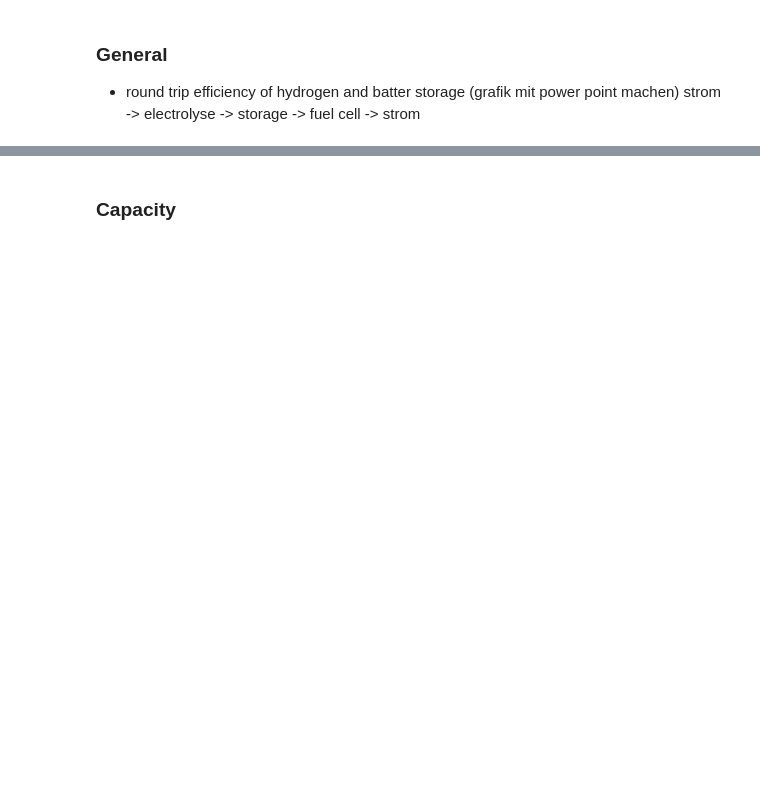
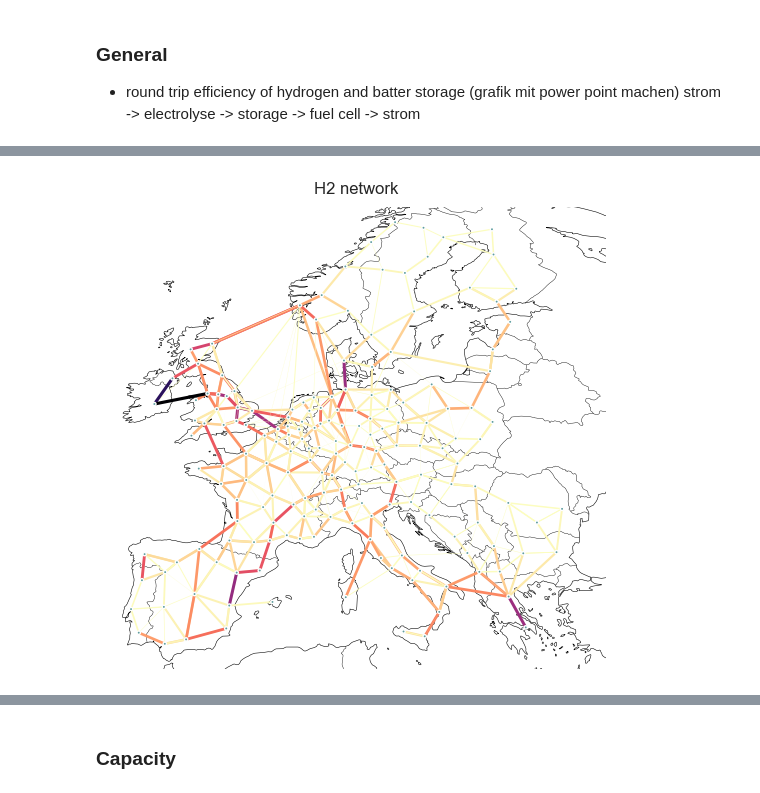
Before and after one commit to JulianGeis/master_thesis, a Jupyter notebook: notebooks/hydrogen_analysis.ipynb, the cells around one changed output, grey strips where cells are left out. Drawn from its saved outputs; the diff is of its cells as text; code cells hidden in the pictures; blank space fills up the shorter version.

```diff
--- a/notebooks/hydrogen_analysis.ipynb
+++ b/notebooks/hydrogen_analysis.ipynb
@@ -62,0 +119,11 @@ offshore_regions["name"] = offshore_regions.index
+# %%
+# adding colorbar to this
+
+fig, ax = plt.subplots(1, 1, subplot_kw={"projection": ccrs.EqualEarth()}, figsize=(8, 6))
+
+l_h2.links.p_max_pu
+l_h2.plot(ax=ax, link_colors=l_h2.links.p_nom_opt, link_cmap=plt.get_cmap("magma_r"), link_widths=np.log10(l_h2.links.p_nom_opt)/2,  projection=ccrs.EqualEarth())
+ax.set_title("H2 network", pad=10)
+plt.show()
+# %% [output]
+[figure, added]
```
Also changed, not shown: parts of 25 cells of this notebook, 3 other files.
